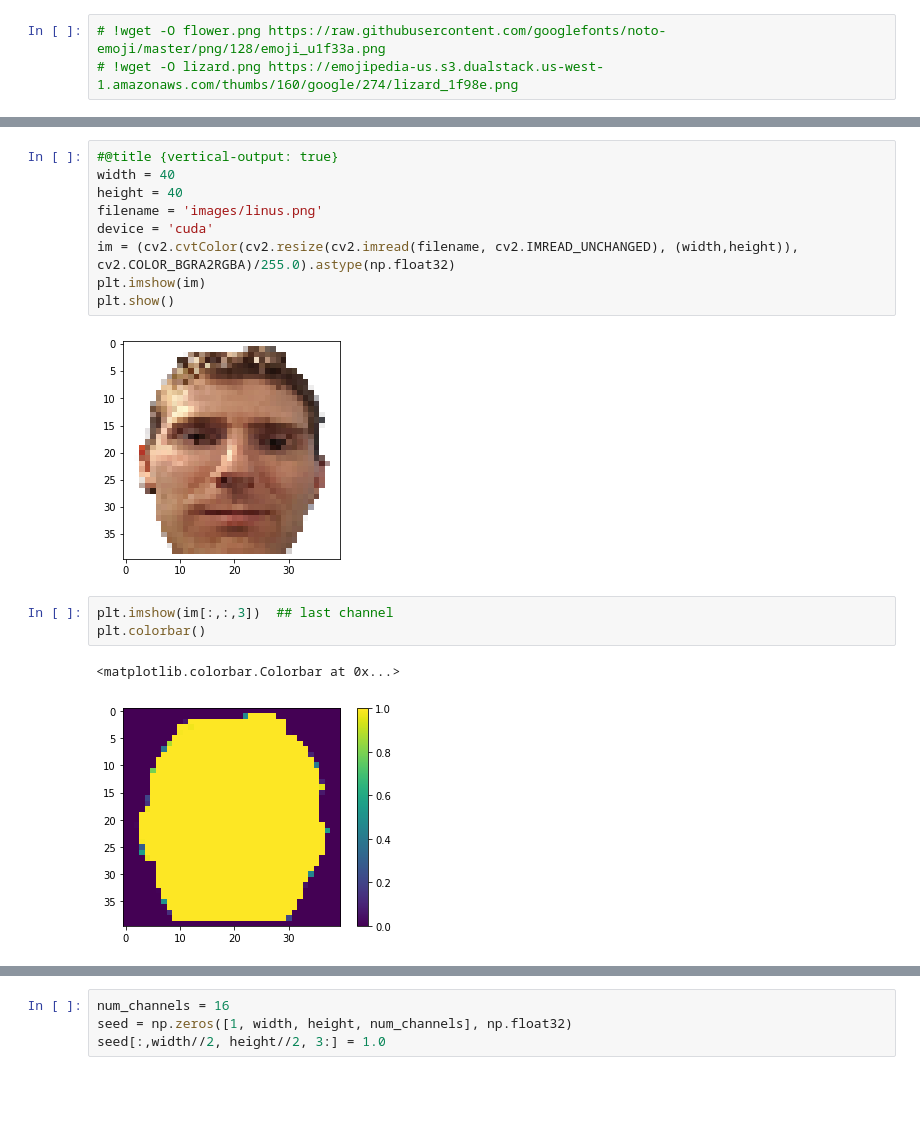
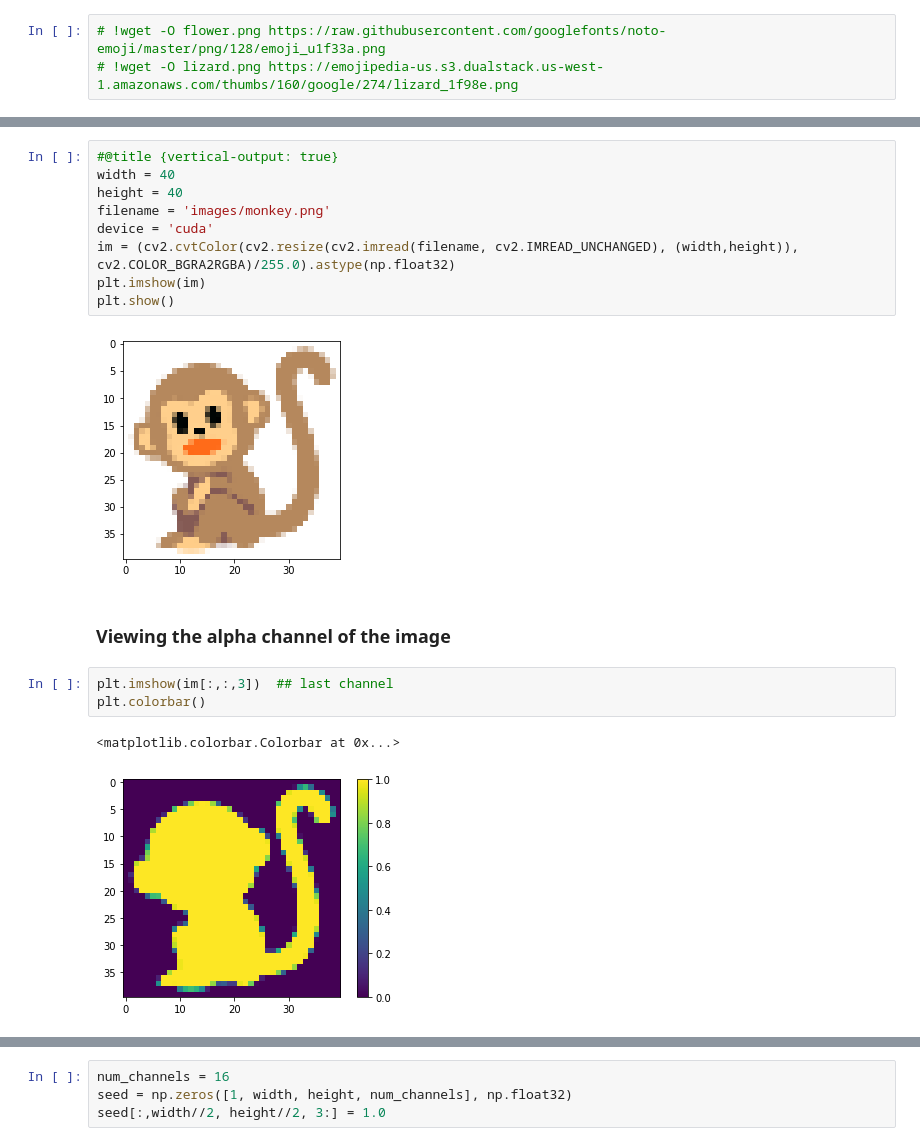
Before and after one commit to Mayukhdeb/differentiable-morphogenesis, a Jupyter notebook: basic-neural-ca.ipynb, the cells around one changed output, grey strips where cells are left out. Cells and saved outputs as stored; diff of their text form; blank space fills up the shorter version.

```diff
--- a/basic-neural-ca.ipynb
+++ b/basic-neural-ca.ipynb
@@ -23,17 +44,19 @@ from torchsummary import summary
 # %%
 #@title {vertical-output: true}
 width = 40
 height = 40
-filename = 'images/linus.png'
+filename = 'images/monkey.png'
 device = 'cuda'
 im = (cv2.cvtColor(cv2.resize(cv2.imread(filename, cv2.IMREAD_UNCHANGED), (width,height)), cv2.COLOR_BGRA2RGBA)/255.0).astype(np.float32)
 plt.imshow(im)
 plt.show()
 # %% [output]
-[figure, old version]
+[figure, new version]
+# %% [markdown]
+### Viewing the alpha channel of the image
 # %%
 plt.imshow(im[:,:,3])  ## last channel
 plt.colorbar()
 # %% [output]
 <matplotlib.colorbar.Colorbar at 0x...>
-[figure, old version]
+[figure, new version]
```
Also changed, not shown: parts of 16 cells of this notebook.
